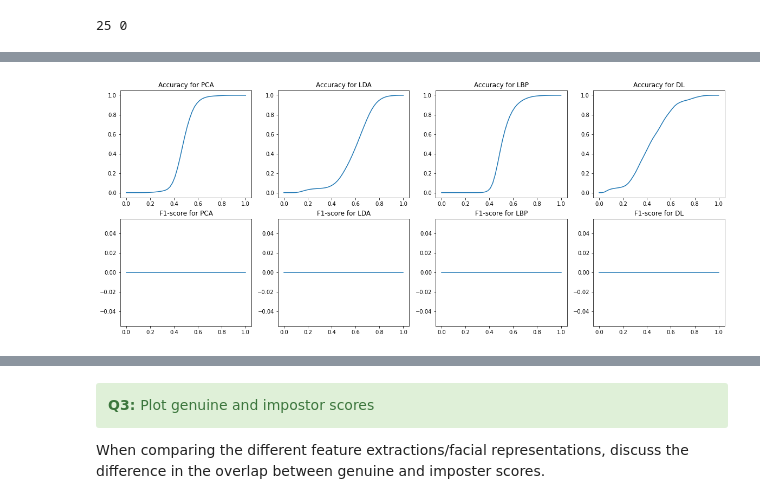
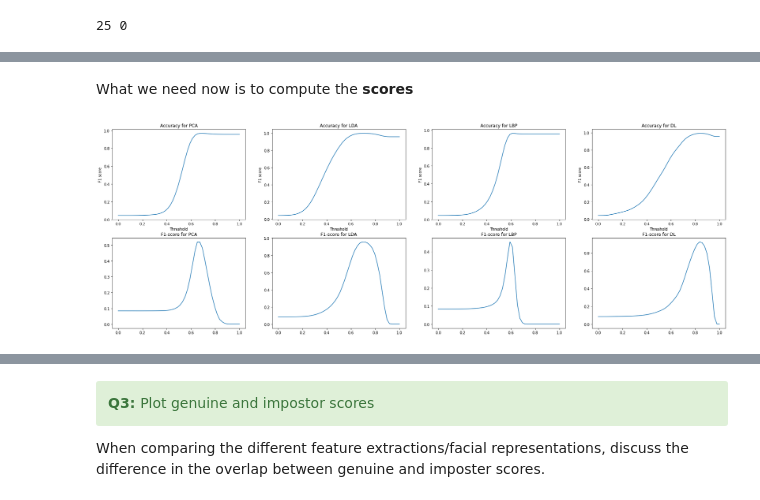
Before and after one commit to denizsoysal/biometrics, a Jupyter notebook: assignments/assignment3/Assignment3/assignment_3_2022.ipynb, the cells around one changed output, grey strips where cells are left out. Cells and saved outputs as stored; diff of their text form; code cells hidden in the pictures.

```diff
--- a/assignments/assignment3/Assignment3/assignment_3_2022.ipynb
+++ b/assignments/assignment3/Assignment3/assignment_3_2022.ipynb
@@ -828,0 +686,2 @@ f1_DL = compute_f1(genuine_id_DL, scores_DL,thresholds)
+# %% [markdown]
+What we need now is to compute the **scores**
@@ -829,14 +727,48 @@ f1_DL = compute_f1(genuine_id_DL, scores_DL,thresholds)
+# %%
+def compute_f1(total_scores, genuine_id, thresholds):
+
+    f1_scores = []
+
+    for thresh in thresholds:
+        predicted_scores = np.array(total_scores > thresh).astype('int')
+        f1_scores.append(f1_score(genuine_id, predicted_scores))
+    return f1_scores
+
+def compute_accuracies(total_scores, genuine_id, thresholds):
+
+    accuracies= []
+    for thresh in thresholds:
+        predicted_scores = np.array(total_scores > thresh).astype('int')
+        accuracies.append(accuracy_score(genuine_id, predicted_scores))
+    return accuracies
+
+threshold_values = np.linspace(0, 1, 50)
+
+f1_scores_PCA = compute_f1(total_scores_PCA, genuine_id_PCA, threshold_values)
+f1_scores_LDA = compute_f1(total_scores_LDA, genuine_id_LDA, threshold_values)
+f1_scores_LBP = compute_f1(total_scores_LBP, genuine_id_LBP, threshold_values)
+f1_scores_DL = compute_f1(total_scores_DL, genuine_id_DL, threshold_values)
+
+accuracies_PCA = compute_accuracies(total_scores_PCA, genuine_id_PCA, threshold_values)
+accuracies_LDA = compute_accuracies(total_scores_LDA, genuine_id_LDA, threshold_values)
+accuracies_LBP = compute_accuracies(total_scores_LBP, genuine_id_LBP, threshold_values)
+accuracies_DL = compute_accuracies(total_scores_DL, genuine_id_DL, threshold_values)
 # %%
-fig, ax = plt.subplots(2,4, figsize=(20,8))
+fig, ax = plt.subplots(2,4, figsize=(30,10))
 
 accuracies = [accuracies_PCA,accuracies_LDA,accuracies_LBP,accuracies_DL]
-f1_scores = [f1_PCA,f1_LDA,f1_LBP,f1_DL]
+f1_scores = [f1_scores_PCA,f1_scores_LDA,f1_scores_LBP,f1_scores_DL]
 method = ["PCA", "LDA", "LBP", "DL"]
 
 for i in range(0,len(method)):
-    ax[0,i].plot(thresholds,accuracies[i])
+    ax[0,i].plot(threshold_values,accuracies[i])
     ax[0,i].set_title("Accuracy for " + method[i])
-    ax[1,i].plot(thresholds,f1_scores[i])
+    ax[0,i].set_xlabel("Threshold")
+    ax[0,i].set_ylabel("Accuracy")
+
+    ax[1,i].plot(threshold_values,f1_scores[i])
     ax[1,i].set_title("F1-score for " + method[i])
+    ax[0,i].set_xlabel("Threshold")
+    ax[0,i].set_ylabel("F1 score")
 # %% [output]
-[figure, old version]
+[figure, new version]
```
Also changed, not shown: parts of 23 cells of this notebook.
